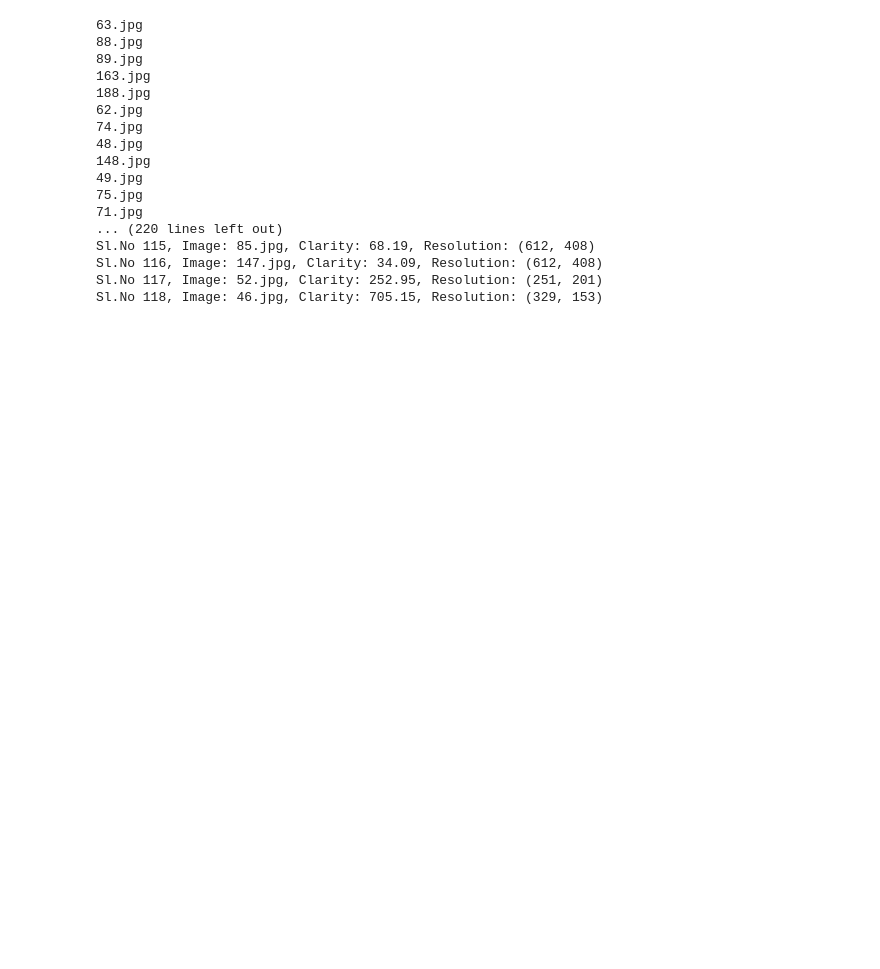
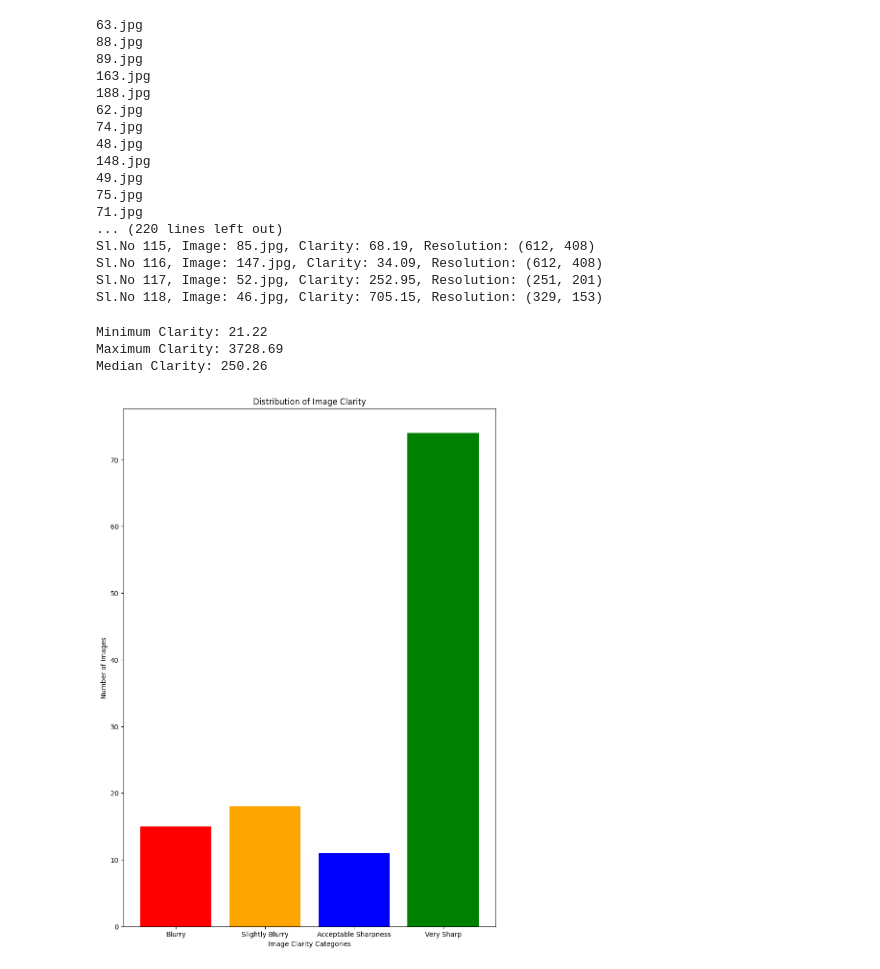
Before and after one commit to daunkim18/Capstone-Project, a Jupyter notebook: milestone2/ImageProcessing.ipynb, the cells around one changed output. Saved outputs shown, nothing was run; the diff lists cells and outputs as text; code cells hidden in the pictures; blank space fills up the shorter version.

```diff
--- a/milestone2/ImageProcessing.ipynb
+++ b/milestone2/ImageProcessing.ipynb
@@ -4,7 +4,7 @@ import os
 import numpy as np
 
 # Folder containing extracted images
-folder_path = '/Users/sravanireddypatlolla/desktop/capstone/dental_images/'
+folder_path = folder_path = os.path.join(os.getcwd(), "../Resources/Dental_Images/Dental_Images/")
 
 
 def calculate_clarity(image):
@@ -61,3 +61,53 @@ Sl.No 115, Image: 85.jpg, Clarity: 68.19, Resolution: (612, 408)
 Sl.No 116, Image: 147.jpg, Clarity: 34.09, Resolution: (612, 408)
 Sl.No 117, Image: 52.jpg, Clarity: 252.95, Resolution: (251, 201)
 Sl.No 118, Image: 46.jpg, Clarity: 705.15, Resolution: (329, 153)
+# %%
+import numpy as np
+# extract the clarity values from the results
+clarity_values=[]
+for img in image_results:
+    clarity_values.append(img['clarity'])
+
+min_clarity = np.min(clarity_values)
+max_clarity = np.max(clarity_values)
+med_clarity = np.median(clarity_values)
+
+print(f"Minimum Clarity: {min_clarity:.2f}")
+print(f"Maximum Clarity: {max_clarity:.2f}")
+print(f"Median Clarity: {med_clarity:.2f}")
+# %% [output]
+Minimum Clarity: 21.22
+Maximum Clarity: 3728.69
+Median Clarity: 250.26
+# %%
+import matplotlib.pyplot as plt
+
+blurry = []
+slightly_blurry = []
+acceptable_sharpness = []
+very_sharp = []
+
+for img in clarity_values:
+    if img < 50:
+        blurry.append(img)
+    elif 50 <= img < 100:
+        slightly_blurry.append(img)
+    elif 100 <= img < 150:
+        acceptable_sharpness.append(img)
+    else:
+        very_sharp.append(img)
+
+
+categories = ["Blurry", "Slightly Blurry", "Acceptable Sharpness", "Very Sharp"]
+counts = [len(blurry), len(slightly_blurry), len(acceptable_sharpness), len(very_sharp)]
+
+
+plt.figure(figsize=(10, 14))
+plt.bar(categories, counts, color=colors)
+# plt.bar(color=['red', 'orange', 'blue', 'green'])
+plt.xlabel("Image Clarity Categories")
+plt.ylabel("Number of Images")
+plt.title("Distribution of Image Clarity")
+plt.show()
+# %% [output]
+[figure, added]
```
